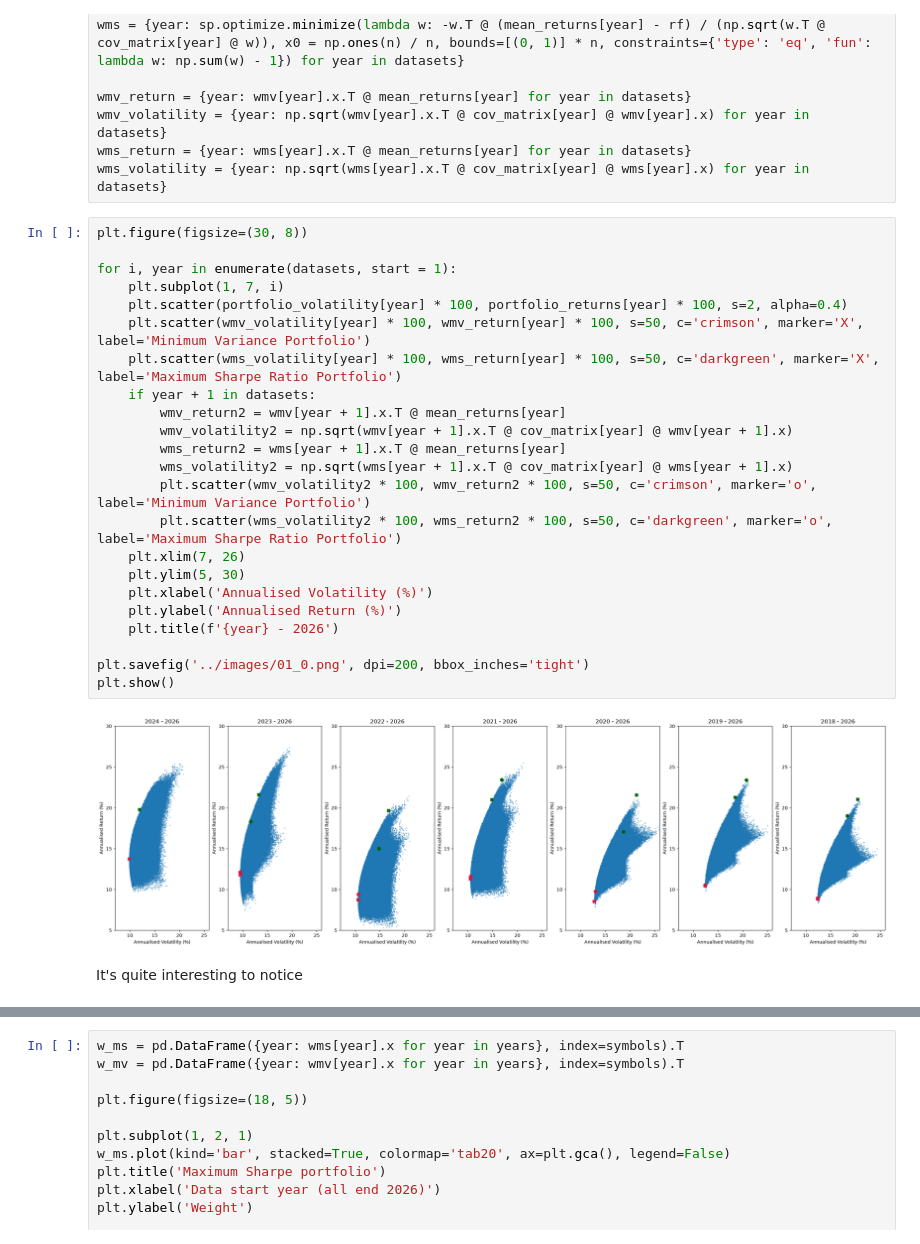
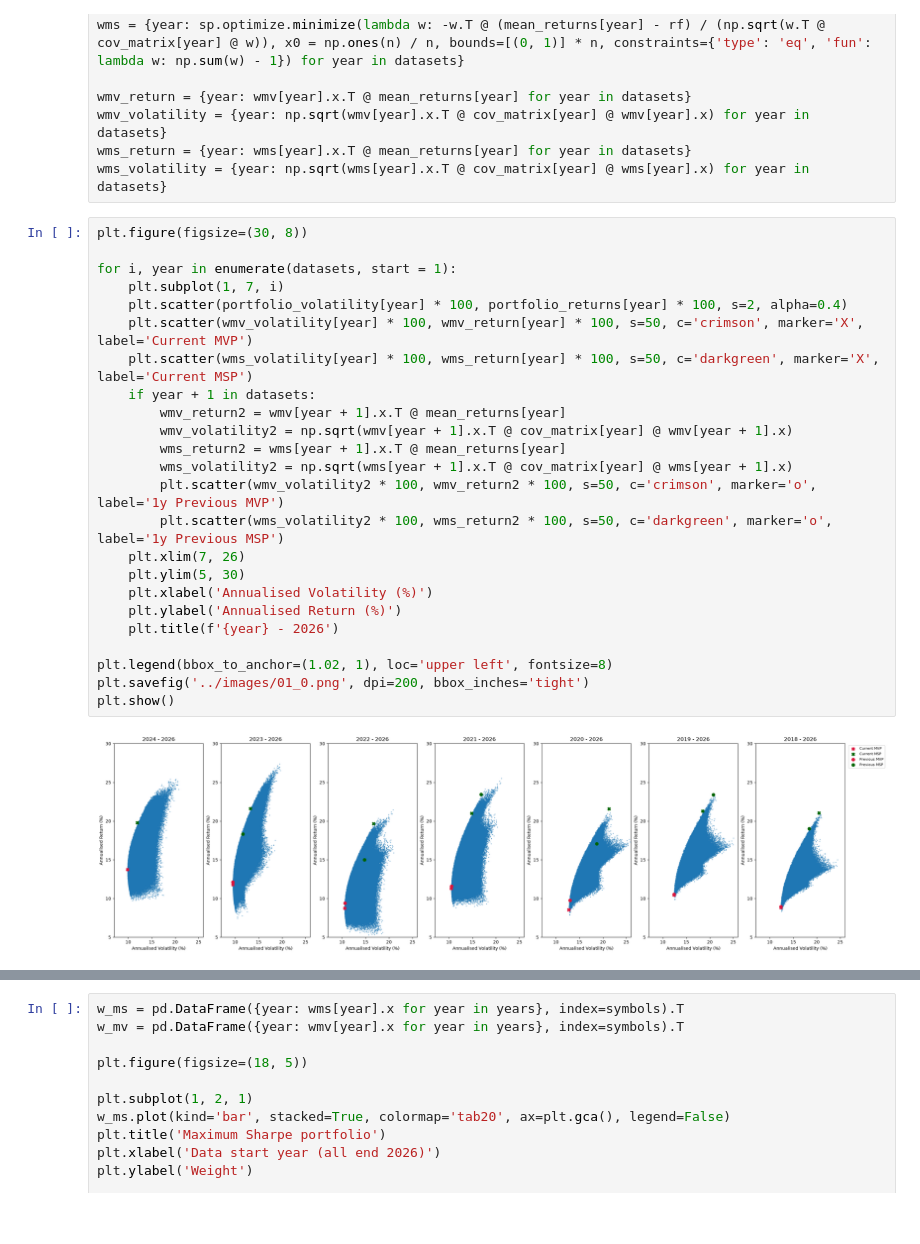
Before and after one commit to ThijsvdLeemkolk/quant-finance, a Jupyter notebook: notebooks/01_historical_impact_ef.ipynb, the cells around one changed output, grey strips where cells are left out. Saved outputs shown, nothing was run; the diff lists cells and outputs as text; blank space fills up the shorter version.

Commit message:
Add multiple years in graph

```diff
--- a/notebooks/01_historical_impact_ef.ipynb
+++ b/notebooks/01_historical_impact_ef.ipynb
@@ -67,27 +67,26 @@ wms_volatility = {year: np.sqrt(wms[year].x.T @ cov_matrix[year] @ wms[year].x)
 # %%
 plt.figure(figsize=(30, 8))
 
 for i, year in enumerate(datasets, start = 1):
     plt.subplot(1, 7, i)
     plt.scatter(portfolio_volatility[year] * 100, portfolio_returns[year] * 100, s=2, alpha=0.4)
-    plt.scatter(wmv_volatility[year] * 100, wmv_return[year] * 100, s=50, c='crimson', marker='X', label='Minimum Variance Portfolio')
-    plt.scatter(wms_volatility[year] * 100, wms_return[year] * 100, s=50, c='darkgreen', marker='X', label='Maximum Sharpe Ratio Portfolio')
+    plt.scatter(wmv_volatility[year] * 100, wmv_return[year] * 100, s=50, c='crimson', marker='X', label='Current MVP')
+    plt.scatter(wms_volatility[year] * 100, wms_return[year] * 100, s=50, c='darkgreen', marker='X', label='Current MSP')
     if year + 1 in datasets:
         wmv_return2 = wmv[year + 1].x.T @ mean_returns[year]
         wmv_volatility2 = np.sqrt(wmv[year + 1].x.T @ cov_matrix[year] @ wmv[year + 1].x)
         wms_return2 = wms[year + 1].x.T @ mean_returns[year]
         wms_volatility2 = np.sqrt(wms[year + 1].x.T @ cov_matrix[year] @ wms[year + 1].x)
-        plt.scatter(wmv_volatility2 * 100, wmv_return2 * 100, s=50, c='crimson', marker='o', label='Minimum Variance Portfolio')
-        plt.scatter(wms_volatility2 * 100, wms_return2 * 100, s=50, c='darkgreen', marker='o', label='Maximum Sharpe Ratio Portfolio')
+        plt.scatter(wmv_volatility2 * 100, wmv_return2 * 100, s=50, c='crimson', marker='o', label='1y Previous MVP')
+        plt.scatter(wms_volatility2 * 100, wms_return2 * 100, s=50, c='darkgreen', marker='o', label='1y Previous MSP')
     plt.xlim(7, 26)
     plt.ylim(5, 30)
     plt.xlabel('Annualised Volatility (%)')
     plt.ylabel('Annualised Return (%)')
     plt.title(f'{year} - 2026')
 
+plt.legend(bbox_to_anchor=(1.02, 1), loc='upper left', fontsize=8)
 plt.savefig('../images/01_0.png', dpi=200, bbox_inches='tight')
 plt.show()
 # %% [output]
-[figure, old version]
+[figure, new version]
-# %% [markdown]
-It's quite interesting to notice
```
Also changed, not shown: parts of 4 cells of this notebook, 3 other files.
